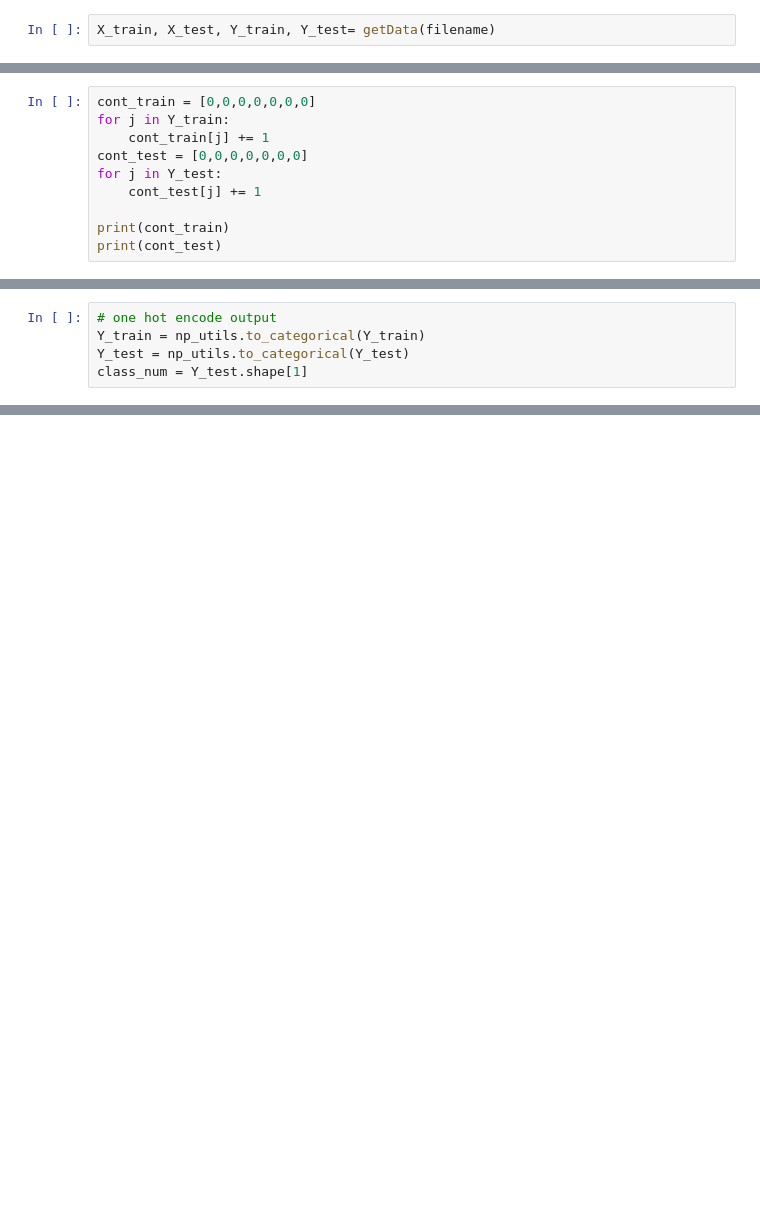
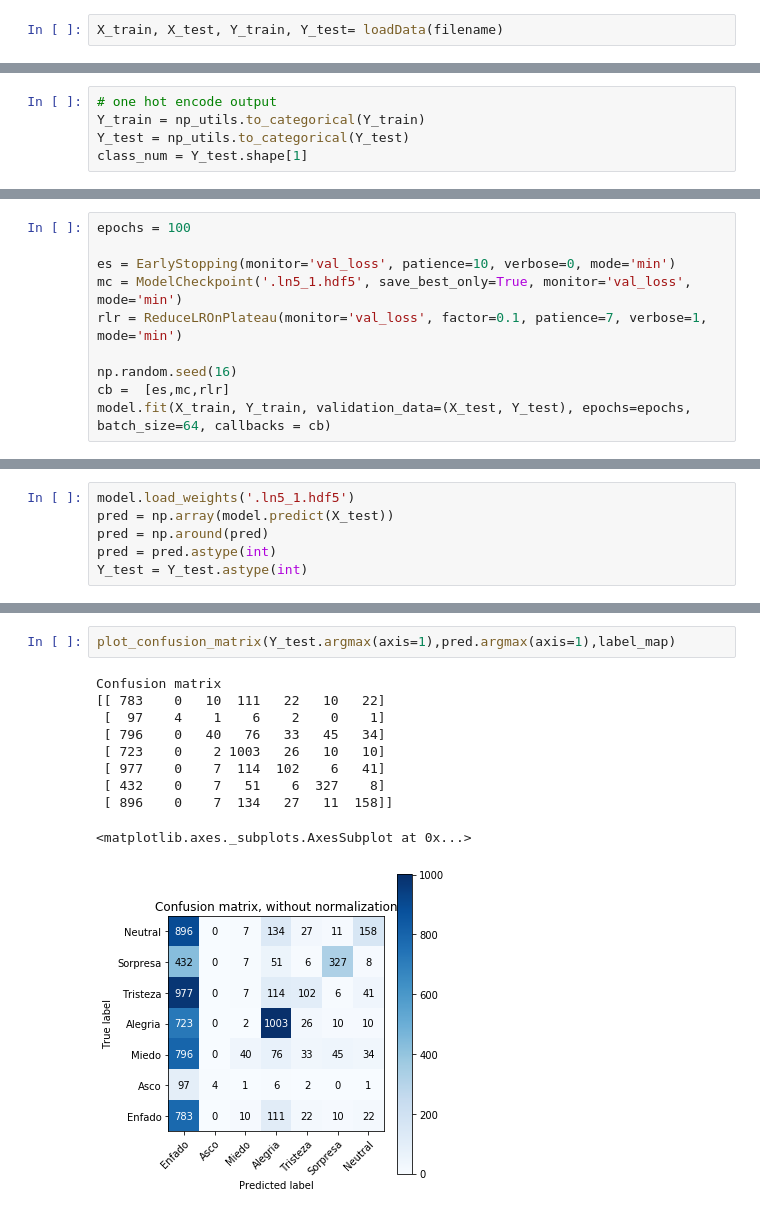
Before and after one commit to matgar03/TFGMGP, a Jupyter notebook: Notebooks/Le-Net 5.ipynb, the cells around one changed output, grey strips where cells are left out. Saved outputs shown, nothing was run; the diff lists cells and outputs as text; blank space fills up the shorter version.

```diff
--- a/Notebooks/Le-Net 5.ipynb
+++ b/Notebooks/Le-Net 5.ipynb
@@ -64,19 +71,9 @@ def getData(filname):
 
     return X_train, X_test, Y_train, Y_test
 # %%
-X_train, X_test, Y_train, Y_test= getData(filename)
+X_train, X_test, Y_train, Y_test= loadData(filename)
 # %%
 N_train = X_train.shape[0]
 N_test = X_test.shape[0]
 X_train = X_train.reshape(N_train, 48, 48,1)
 X_test = X_test.reshape(N_test, 48, 48,1)
-# %%
-cont_train = [0,0,0,0,0,0,0]
-for j in Y_train:
-    cont_train[j] += 1
-cont_test = [0,0,0,0,0,0,0]
-for j in Y_test:
-    cont_test[j] += 1
-
-print(cont_train)
-print(cont_test)
@@ -125,0 +121,10 @@ model.compile(loss='categorical_crossentropy', optimizer=optimizer, metrics=['ac
+# %%
+epochs = 100
+
+es = EarlyStopping(monitor='val_loss', patience=10, verbose=0, mode='min')
+mc = ModelCheckpoint('.ln5_1.hdf5', save_best_only=True, monitor='val_loss', mode='min')
+rlr = ReduceLROnPlateau(monitor='val_loss', factor=0.1, patience=7, verbose=1, mode='min')
+
+np.random.seed(16)
+cb =  [es,mc,rlr]
+model.fit(X_train, Y_train, validation_data=(X_test, Y_test), epochs=epochs, batch_size=64, callbacks = cb)
@@ -125,0 +150,6 @@ model.compile(loss='categorical_crossentropy', optimizer=optimizer, metrics=['ac
+# %%
+model.load_weights('.ln5_1.hdf5')
+pred = np.array(model.predict(X_test))
+pred = np.around(pred)
+pred = pred.astype(int)
+Y_test = Y_test.astype(int)
@@ -125,0 +216,13 @@ model.compile(loss='categorical_crossentropy', optimizer=optimizer, metrics=['ac
+# %%
+plot_confusion_matrix(Y_test.argmax(axis=1),pred.argmax(axis=1),label_map)
+# %% [output]
+Confusion matrix
+[[ 783    0   10  111   22   10   22]
+ [  97    4    1    6    2    0    1]
+ [ 796    0   40   76   33   45   34]
+ [ 723    0    2 1003   26   10   10]
+ [ 977    0    7  114  102    6   41]
+ [ 432    0    7   51    6  327    8]
+ [ 896    0    7  134   27   11  158]]
+<matplotlib.axes._subplots.AxesSubplot at 0x...>
+[figure, added]
```
Also changed, not shown: parts of 30 cells of this notebook, 5 other files.
